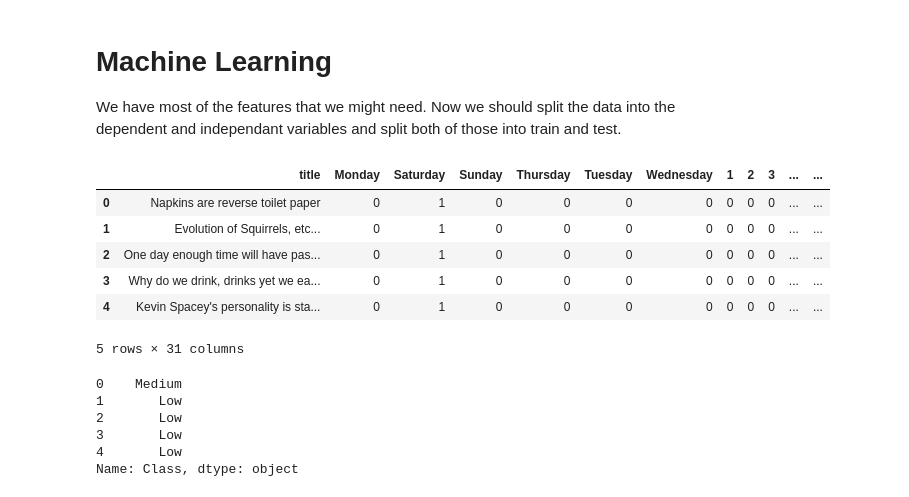
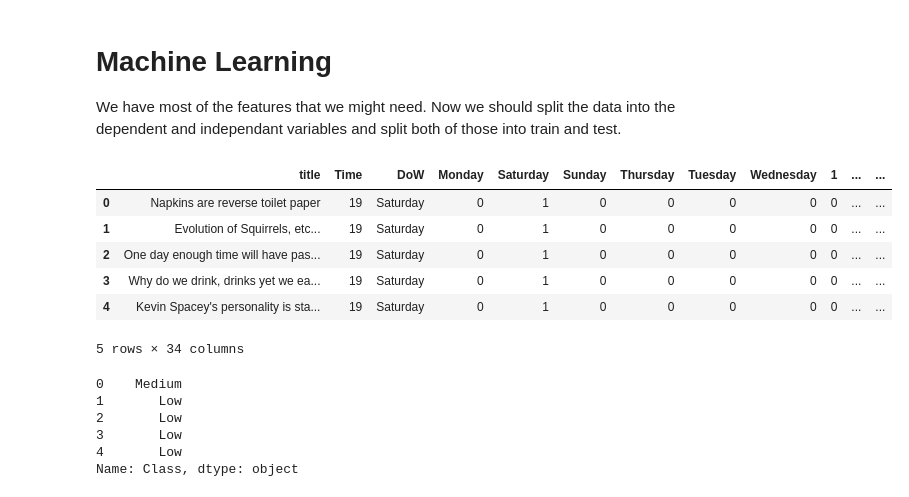
Before and after one commit to kailukowiak/DATA_607, a Jupyter notebook: Project 4/showerThoughts.ipynb, the cells around one changed output. Saved outputs shown, nothing was run; the diff lists cells and outputs as text; code cells hidden in the pictures.

```diff
--- a/Project 4/showerThoughts.ipynb
+++ b/Project 4/showerThoughts.ipynb
@@ -249,15 +249,15 @@ We can see that Shorter ones tend to score higher.
 
 We have most of the features that we might need. Now we should split the data into the dependent and independant variables and split both of those into train and test.
 # %%
-X = df.drop(['score', 'created_utc', '_id', 'Time', 'DoW', 'LogScore', 'Class'], axis=1)
+X = df.drop(['score', 'created_utc', '_id', 'LogScore', 'Class'], axis=1)
 
 #del X[['score', 'created_utc', '_id', 'Time', 'DoW', 'LogScore', 'Class']]
 X.head()
 # %% [output]
-|  | title | Monday | Saturday | Sunday | Thursday | Tuesday | Wednesday | 1 | 2 | 3 | ... | ... |
-| 0 | Napkins are reverse toilet paper | 0 | 1 | 0 | 0 | 0 | 0 | 0 | 0 | 0 | ... | ... |
-| 1 | Evolution of Squirrels, etc... | 0 | 1 | 0 | 0 | 0 | 0 | 0 | 0 | 0 | ... | ... |
-| 2 | One day enough time will have pas... | 0 | 1 | 0 | 0 | 0 | 0 | 0 | 0 | 0 | ... | ... |
-| 3 | Why do we drink, drinks yet we ea... | 0 | 1 | 0 | 0 | 0 | 0 | 0 | 0 | 0 | ... | ... |
-| 4 | Kevin Spacey's personality is sta... | 0 | 1 | 0 | 0 | 0 | 0 | 0 | 0 | 0 | ... | ... |
+|  | title | Time | DoW | Monday | Saturday | Sunday | Thursday | Tuesday | Wednesday | 1 | ... | ... |
+| 0 | Napkins are reverse toilet paper | 19 | Saturday | 0 | 1 | 0 | 0 | 0 | 0 | 0 | ... | ... |
+| 1 | Evolution of Squirrels, etc... | 19 | Saturday | 0 | 1 | 0 | 0 | 0 | 0 | 0 | ... | ... |
+| 2 | One day enough time will have pas... | 19 | Saturday | 0 | 1 | 0 | 0 | 0 | 0 | 0 | ... | ... |
+| 3 | Why do we drink, drinks yet we ea... | 19 | Saturday | 0 | 1 | 0 | 0 | 0 | 0 | 0 | ... | ... |
+| 4 | Kevin Spacey's personality is sta... | 19 | Saturday | 0 | 1 | 0 | 0 | 0 | 0 | 0 | ... | ... |
-5 rows × 31 columns
+5 rows × 34 columns
```
Also changed, not shown: parts of 22 cells of this notebook.
